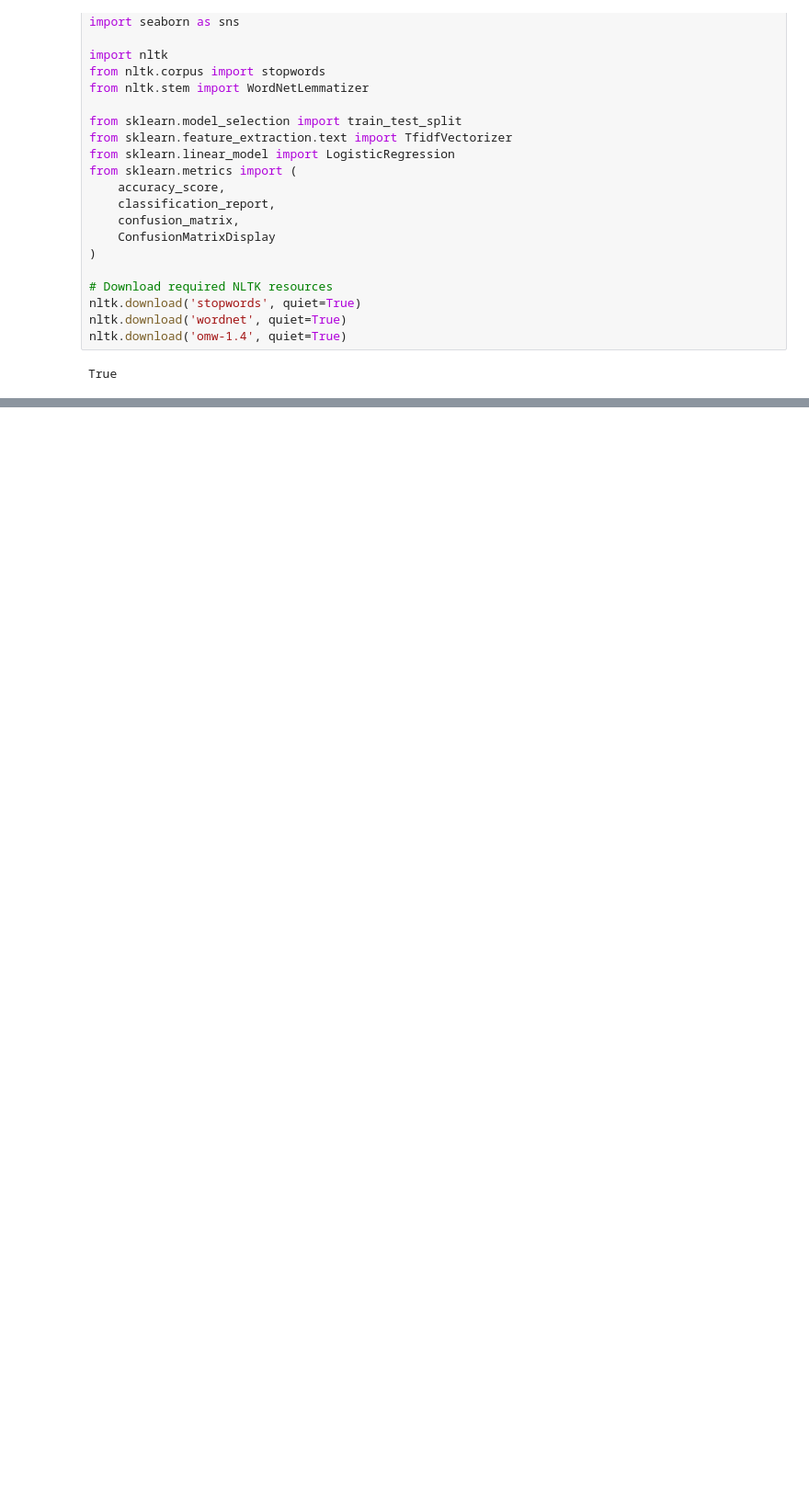
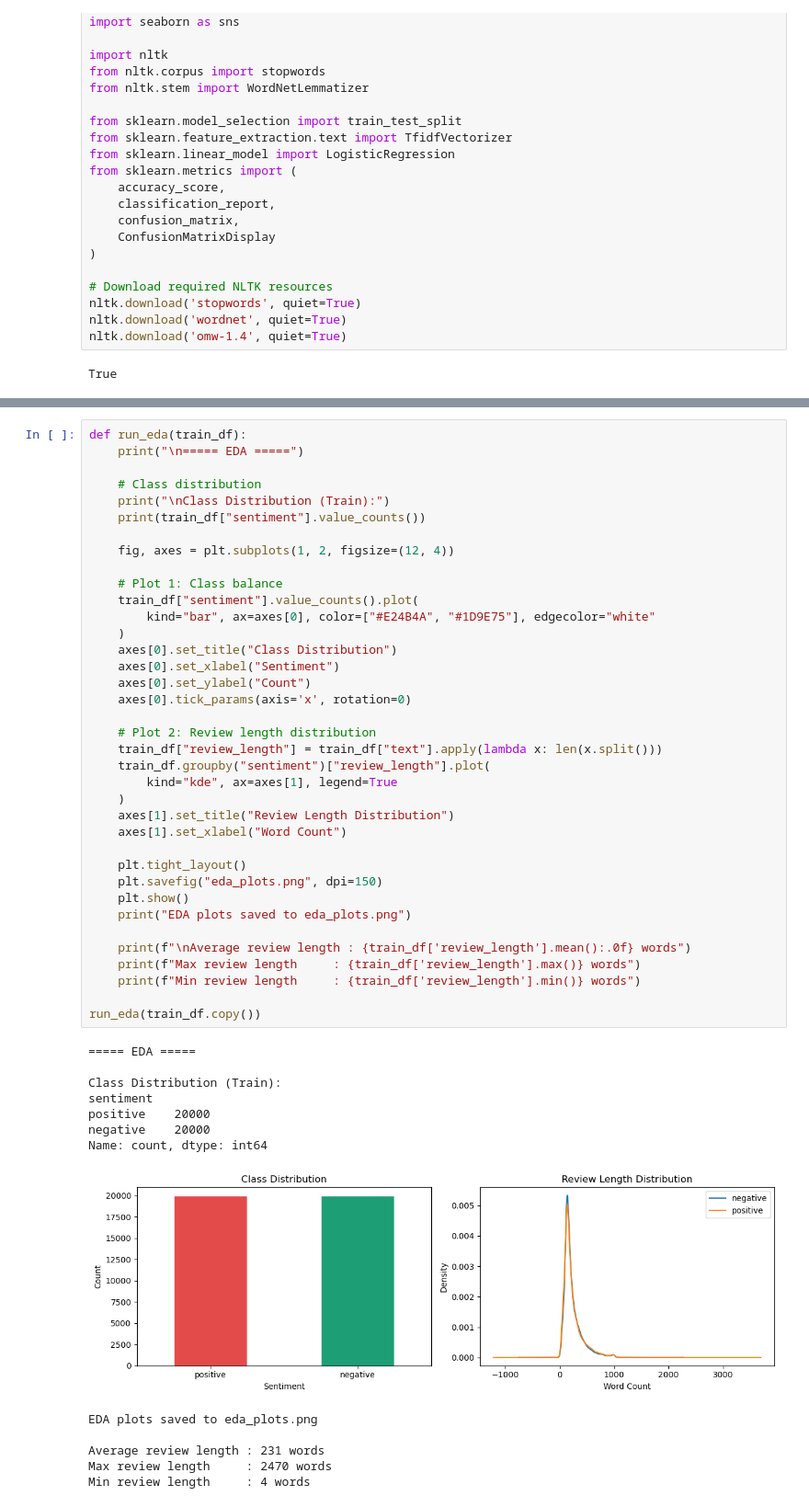
Before and after one commit to afeef-9/Sentiment-Analysis-using-IMDB-Dataset, a Jupyter notebook: Sentiment Analysis using IMDB Dataset.ipynb, the cells around one changed output, grey strips where cells are left out. Shown at 92% size. Drawn from its saved outputs; the diff is of its cells as text; blank space fills up the shorter version.

Commit message:
Update sentiment analysis notebook

```diff
--- a/Sentiment Analysis using IMDB Dataset.ipynb
+++ b/Sentiment Analysis using IMDB Dataset.ipynb
@@ -54,0 +65,51 @@ def load_dataset_csv(filepath="IMDB_Dataset.csv"):
+# %%
+def run_eda(train_df):
+    print("\n===== EDA =====")
+
+    # Class distribution
+    print("\nClass Distribution (Train):")
+    print(train_df["sentiment"].value_counts())
+
+    fig, axes = plt.subplots(1, 2, figsize=(12, 4))
+
+    # Plot 1: Class balance
+    train_df["sentiment"].value_counts().plot(
+        kind="bar", ax=axes[0], color=["#E24B4A", "#1D9E75"], edgecolor="white"
+    )
+    axes[0].set_title("Class Distribution")
+    axes[0].set_xlabel("Sentiment")
+    axes[0].set_ylabel("Count")
+    axes[0].tick_params(axis='x', rotation=0)
+
+    # Plot 2: Review length distribution
+    train_df["review_length"] = train_df["text"].apply(lambda x: len(x.split()))
+    train_df.groupby("sentiment")["review_length"].plot(
+        kind="kde", ax=axes[1], legend=True
+    )
+    axes[1].set_title("Review Length Distribution")
+    axes[1].set_xlabel("Word Count")
+
+    plt.tight_layout()
+    plt.savefig("eda_plots.png", dpi=150)
+    plt.show()
+    print("EDA plots saved to eda_plots.png")
+
+    print(f"\nAverage review length : {train_df['review_length'].mean():.0f} words")
+    print(f"Max review length     : {train_df['review_length'].max()} words")
+    print(f"Min review length     : {train_df['review_length'].min()} words")
+
+run_eda(train_df.copy())
+# %% [output]
+===== EDA =====
+
+Class Distribution (Train):
+sentiment
+positive    20000
+negative    20000
+Name: count, dtype: int64
+[figure, added]
+EDA plots saved to eda_plots.png
+
+Average review length : 231 words
+Max review length     : 2470 words
+Min review length     : 4 words
```
Also changed, not shown: parts of 7 cells of this notebook.
